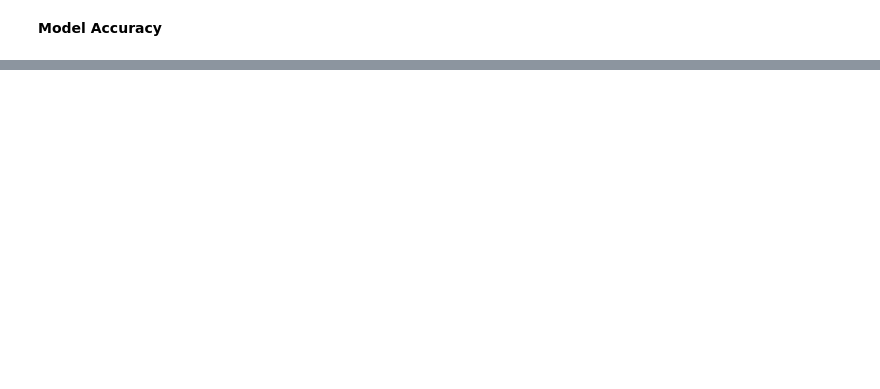
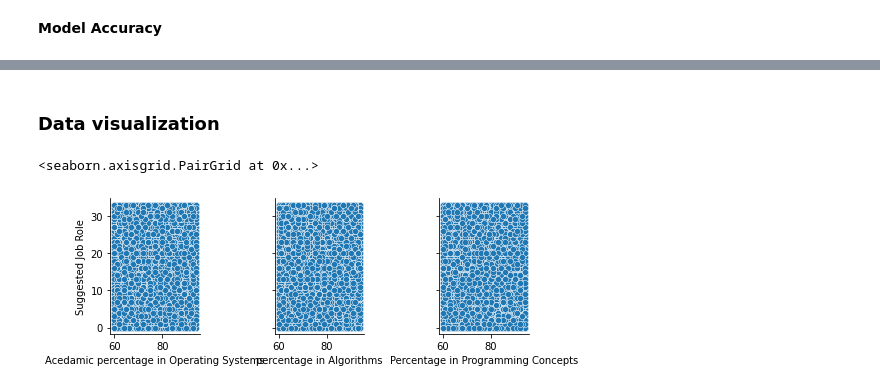
Before and after one commit to Amitesh-191885/Analysis, a Jupyter notebook: ProjectsY.ipynb, the cells around one changed output, grey strips where cells are left out. Saved outputs shown, nothing was run; the diff lists cells and outputs as text; code cells hidden in the pictures; blank space fills up the shorter version.

```diff
--- a/ProjectsY.ipynb
+++ b/ProjectsY.ipynb
@@ -622,0 +863,3 @@ weighted avg       0.97      0.97      0.97       540
+# %%
+df.loc[df['Extra-courses did'] == 'yes', 'Extra-courses did'] = 1
+df.loc[df['Extra-courses did'] == 'no', 'Extra-courses did'] = 0
@@ -622,0 +874,3 @@ weighted avg       0.97      0.97      0.97       540
+# %%
+df.loc[df['can work long time before system?'] == 'yes', 'can work long time before system?'] = 1
+df.loc[df['can work long time before system?'] == 'no', 'can work long time before system?'] = 0
@@ -622,0 +885,3 @@ weighted avg       0.97      0.97      0.97       540
+# %%
+df.loc[df['self-learning capability?'] == 'yes', 'self-learning capability?'] = 1
+df.loc[df['self-learning capability?'] == 'no', 'self-learning capability?'] = 0
@@ -622,0 +895,3 @@ weighted avg       0.97      0.97      0.97       540
+# %%
+df.loc[df['Management or Technical'] == 'Management', 'Management or Technical']=1
+df.loc[df['Management or Technical'] == 'Technical', 'Management or Technical']=1
@@ -622,0 +1011,2 @@ weighted avg       0.97      0.97      0.97       540
+# %% [markdown]
+### Data visualization
@@ -622,0 +1017,5 @@ weighted avg       0.97      0.97      0.97       540
+# %%
+sns.pairplot(df, x_vars=['Acedamic percentage in Operating Systems', 'percentage in Algorithms', 'Percentage in Programming Concepts'],y_vars=['Suggested Job Role'])
+# %% [output]
+<seaborn.axisgrid.PairGrid at 0x...>
+[figure, added]
```
Also changed, not shown: parts of 79 cells of this notebook.
